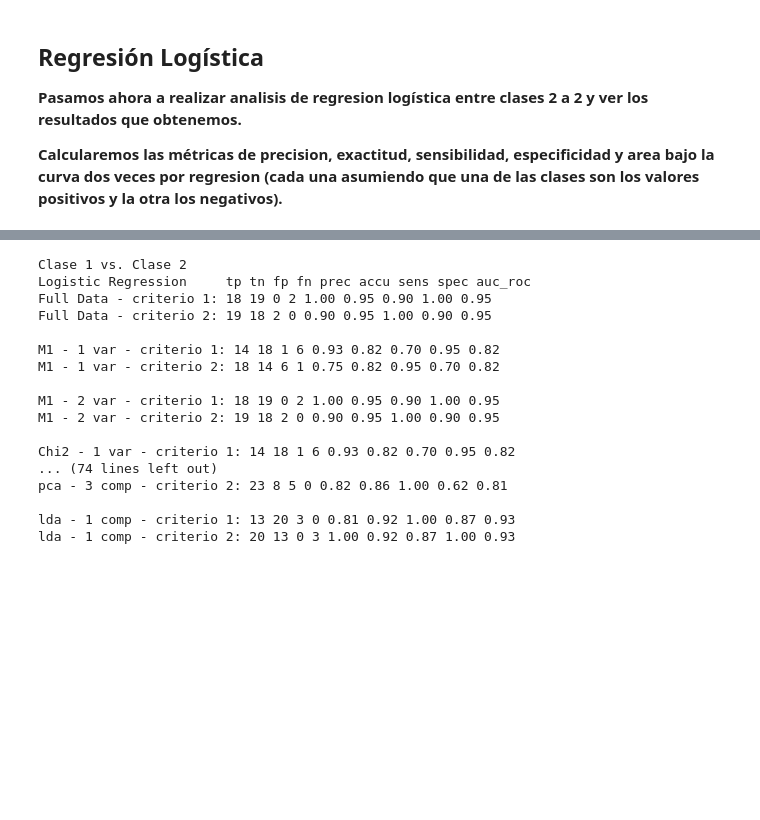
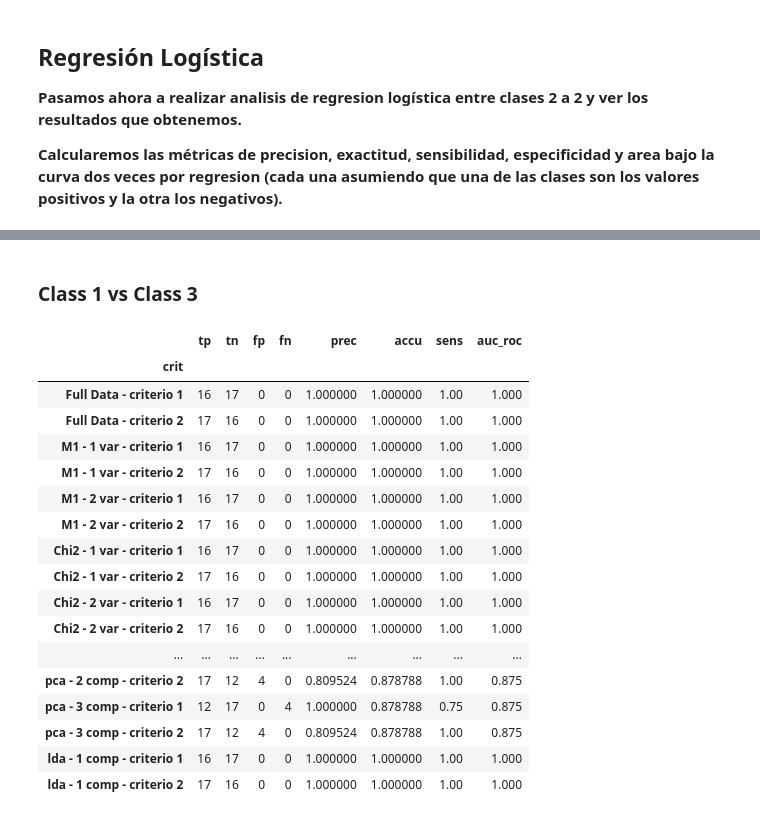
Before and after one commit to davidvicentemartinez/MachineLearning, a Jupyter notebook: parte 2/Parte2.ipynb, the cells around one changed output, grey strips where cells are left out. Drawn from its saved outputs; the diff is of its cells as text; code cells hidden in the pictures; blank space fills up the shorter version.

```diff
--- a/parte 2/Parte2.ipynb
+++ b/parte 2/Parte2.ipynb
@@ -541,20 +535,23 @@ normaldf = npcadf[cols]
+# %% [markdown]
+### Class 1 vs Class 3
 # %%
-logRegFactory(normaldf, MIvar1, MIvar2, CHIvar1, CHIvar2, pca, lda)
+logRegFactory(2, normaldf, MIvar1, MIvar2, CHIvar1, CHIvar2, pca, lda)
 # %% [output]
-Clase 1 vs. Clase 2
-Logistic Regression     tp tn fp fn prec accu sens spec auc_roc
-Full Data - criterio 1: 18 19 0 2 1.00 0.95 0.90 1.00 0.95
-Full Data - criterio 2: 19 18 2 0 0.90 0.95 1.00 0.90 0.95
-
-M1 - 1 var - criterio 1: 14 18 1 6 0.93 0.82 0.70 0.95 0.82
-M1 - 1 var - criterio 2: 18 14 6 1 0.75 0.82 0.95 0.70 0.82
-
-M1 - 2 var - criterio 1: 18 19 0 2 1.00 0.95 0.90 1.00 0.95
-M1 - 2 var - criterio 2: 19 18 2 0 0.90 0.95 1.00 0.90 0.95
-
-Chi2 - 1 var - criterio 1: 14 18 1 6 0.93 0.82 0.70 0.95 0.82
-... (74 lines left out)
-pca - 3 comp - criterio 2: 23 8 5 0 0.82 0.86 1.00 0.62 0.81
-
-lda - 1 comp - criterio 1: 13 20 3 0 0.81 0.92 1.00 0.87 0.93
-lda - 1 comp - criterio 2: 20 13 0 3 1.00 0.92 0.87 1.00 0.93
+|  | tp | tn | fp | fn | prec | accu | sens | auc_roc |
+| crit |  |  |  |  |  |  |  |  |
+| Full Data - criterio 1 | 16 | 17 | 0 | 0 | 1.000000 | 1.000000 | 1.00 | 1.000 |
+| Full Data - criterio 2 | 17 | 16 | 0 | 0 | 1.000000 | 1.000000 | 1.00 | 1.000 |
+| M1 - 1 var - criterio 1 | 16 | 17 | 0 | 0 | 1.000000 | 1.000000 | 1.00 | 1.000 |
+| M1 - 1 var - criterio 2 | 17 | 16 | 0 | 0 | 1.000000 | 1.000000 | 1.00 | 1.000 |
+| M1 - 2 var - criterio 1 | 16 | 17 | 0 | 0 | 1.000000 | 1.000000 | 1.00 | 1.000 |
+| M1 - 2 var - criterio 2 | 17 | 16 | 0 | 0 | 1.000000 | 1.000000 | 1.00 | 1.000 |
+| Chi2 - 1 var - criterio 1 | 16 | 17 | 0 | 0 | 1.000000 | 1.000000 | 1.00 | 1.000 |
+| Chi2 - 1 var - criterio 2 | 17 | 16 | 0 | 0 | 1.000000 | 1.000000 | 1.00 | 1.000 |
+| Chi2 - 2 var - criterio 1 | 16 | 17 | 0 | 0 | 1.000000 | 1.000000 | 1.00 | 1.000 |
+| Chi2 - 2 var - criterio 2 | 17 | 16 | 0 | 0 | 1.000000 | 1.000000 | 1.00 | 1.000 |
+| ... | ... | ... | ... | ... | ... | ... | ... | ... |
+| pca - 2 comp - criterio 2 | 17 | 12 | 4 | 0 | 0.809524 | 0.878788 | 1.00 | 0.875 |
+| pca - 3 comp - criterio 1 | 12 | 17 | 0 | 4 | 1.000000 | 0.878788 | 0.75 | 0.875 |
+| pca - 3 comp - criterio 2 | 17 | 12 | 4 | 0 | 0.809524 | 0.878788 | 1.00 | 0.875 |
+| lda - 1 comp - criterio 1 | 16 | 17 | 0 | 0 | 1.000000 | 1.000000 | 1.00 | 1.000 |
+| lda - 1 comp - criterio 2 | 17 | 16 | 0 | 0 | 1.000000 | 1.000000 | 1.00 | 1.000 |
```
Also changed, not shown: parts of 9 cells of this notebook.
